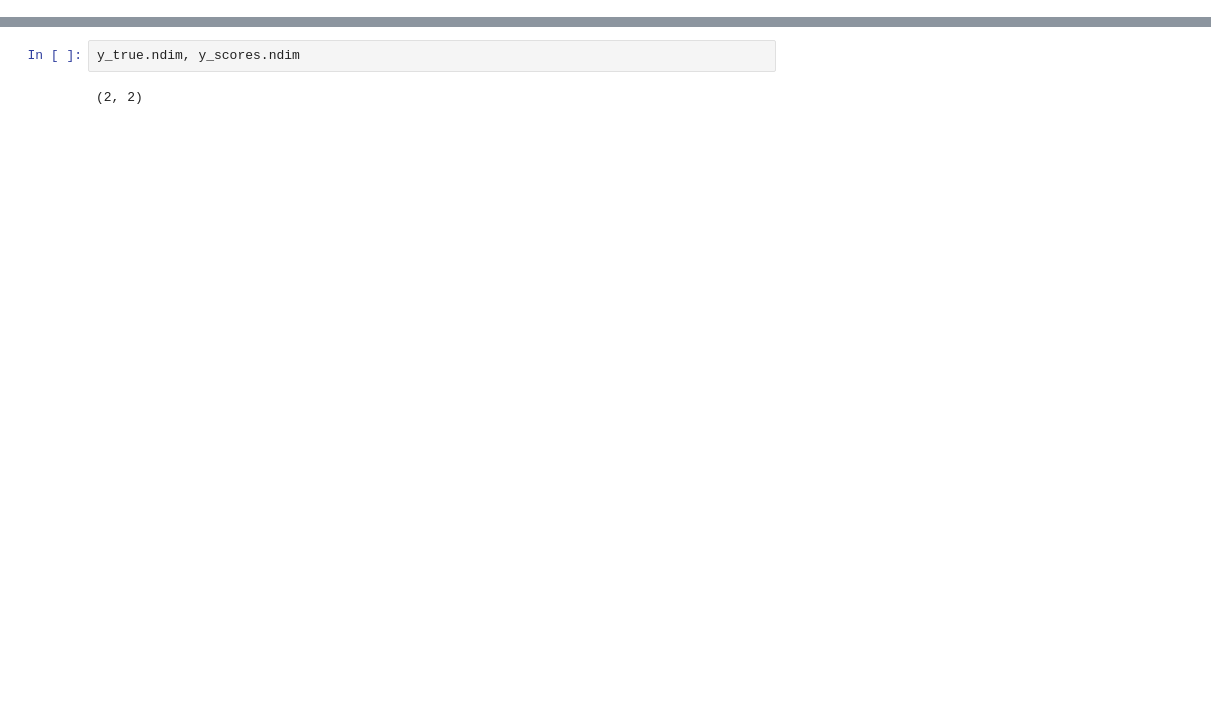
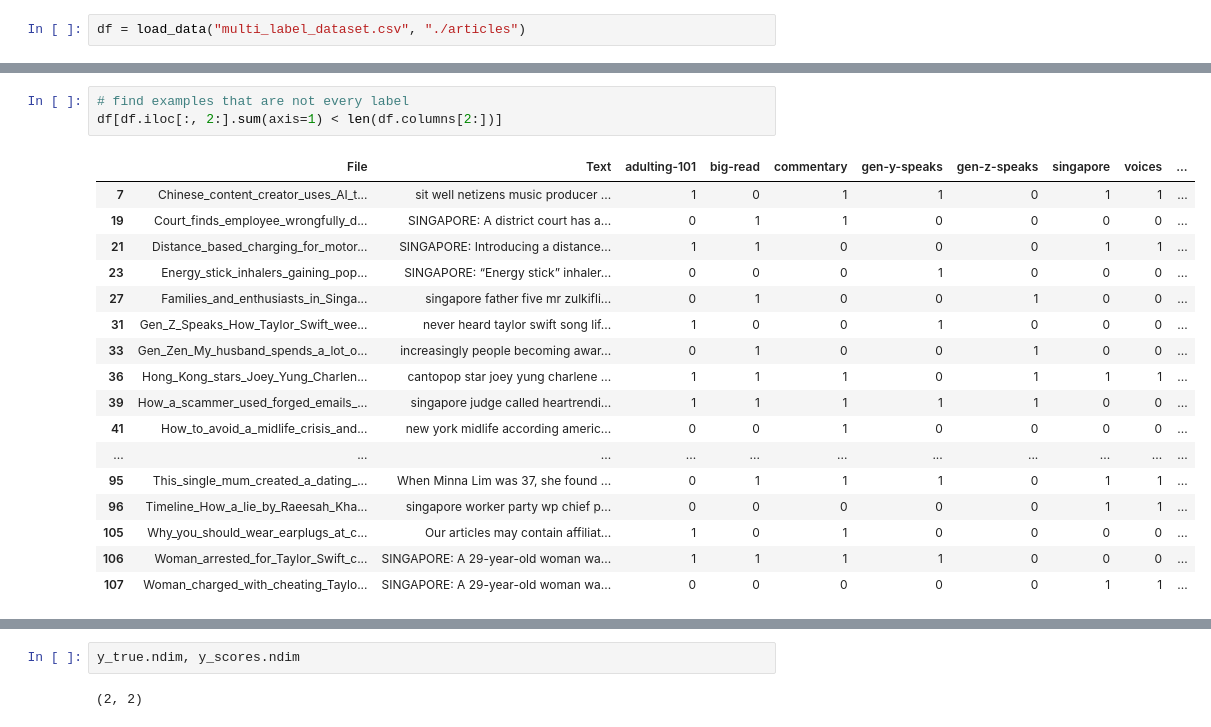
Before and after one commit to jurgen-tan-git/AAI3003_Project, a Jupyter notebook: bart.ipynb, the cells around one changed output, grey strips where cells are left out. Drawn from its saved outputs; the diff is of its cells as text; blank space fills up the shorter version.

```diff
--- a/bart.ipynb
+++ b/bart.ipynb
@@ -51,0 +16,2 @@ for file, properties in tqdm(mapping.items(), desc="Category", leave=True, posit
+# %%
+df = load_data("multi_label_dataset.csv", "./articles")
@@ -51,0 +35,21 @@ for file, properties in tqdm(mapping.items(), desc="Category", leave=True, posit
+# %%
+# find examples that are not every label
+df[df.iloc[:, 2:].sum(axis=1) < len(df.columns[2:])]
+# %% [output]
+|  | File | Text | adulting-101 | big-read | commentary | gen-y-speaks | gen-z-speaks | singapore | voices | ... |
+| 7 | Chinese_content_creator_uses_AI_t... | sit well netizens music producer ... | 1 | 0 | 1 | 1 | 0 | 1 | 1 | ... |
+| 19 | Court_finds_employee_wrongfully_d... | SINGAPORE: A district court has a... | 0 | 1 | 1 | 0 | 0 | 0 | 0 | ... |
+| 21 | Distance_based_charging_for_motor... | SINGAPORE: Introducing a distance... | 1 | 1 | 0 | 0 | 0 | 1 | 1 | ... |
+| 23 | Energy_stick_inhalers_gaining_pop... | SINGAPORE: “Energy stick” inhaler... | 0 | 0 | 0 | 1 | 0 | 0 | 0 | ... |
+| 27 | Families_and_enthusiasts_in_Singa... | singapore father five mr zulkifli... | 0 | 1 | 0 | 0 | 1 | 0 | 0 | ... |
+| 31 | Gen_Z_Speaks_How_Taylor_Swift_wee... | never heard taylor swift song lif... | 1 | 0 | 0 | 1 | 0 | 0 | 0 | ... |
+| 33 | Gen_Zen_My_husband_spends_a_lot_o... | increasingly people becoming awar... | 0 | 1 | 0 | 0 | 1 | 0 | 0 | ... |
+| 36 | Hong_Kong_stars_Joey_Yung_Charlen... | cantopop star joey yung charlene ... | 1 | 1 | 1 | 0 | 1 | 1 | 1 | ... |
+| 39 | How_a_scammer_used_forged_emails_... | singapore judge called heartrendi... | 1 | 1 | 1 | 1 | 1 | 0 | 0 | ... |
+| 41 | How_to_avoid_a_midlife_crisis_and... | new york midlife according americ... | 0 | 0 | 1 | 0 | 0 | 0 | 0 | ... |
+| ... | ... | ... | ... | ... | ... | ... | ... | ... | ... | ... |
+| 95 | This_single_mum_created_a_dating_... | When Minna Lim was 37, she found ... | 0 | 1 | 1 | 1 | 0 | 1 | 1 | ... |
+| 96 | Timeline_How_a_lie_by_Raeesah_Kha... | singapore worker party wp chief p... | 0 | 0 | 0 | 0 | 0 | 1 | 1 | ... |
+| 105 | Why_you_should_wear_earplugs_at_c... | Our articles may contain affiliat... | 1 | 0 | 1 | 0 | 0 | 0 | 0 | ... |
+| 106 | Woman_arrested_for_Taylor_Swift_c... | SINGAPORE: A 29-year-old woman wa... | 1 | 1 | 1 | 1 | 0 | 0 | 0 | ... |
+| 107 | Woman_charged_with_cheating_Taylo... | SINGAPORE: A 29-year-old woman wa... | 0 | 0 | 0 | 0 | 0 | 1 | 1 | ... |
```
Also changed, not shown: parts of 27 cells of this notebook, 8 other files.
